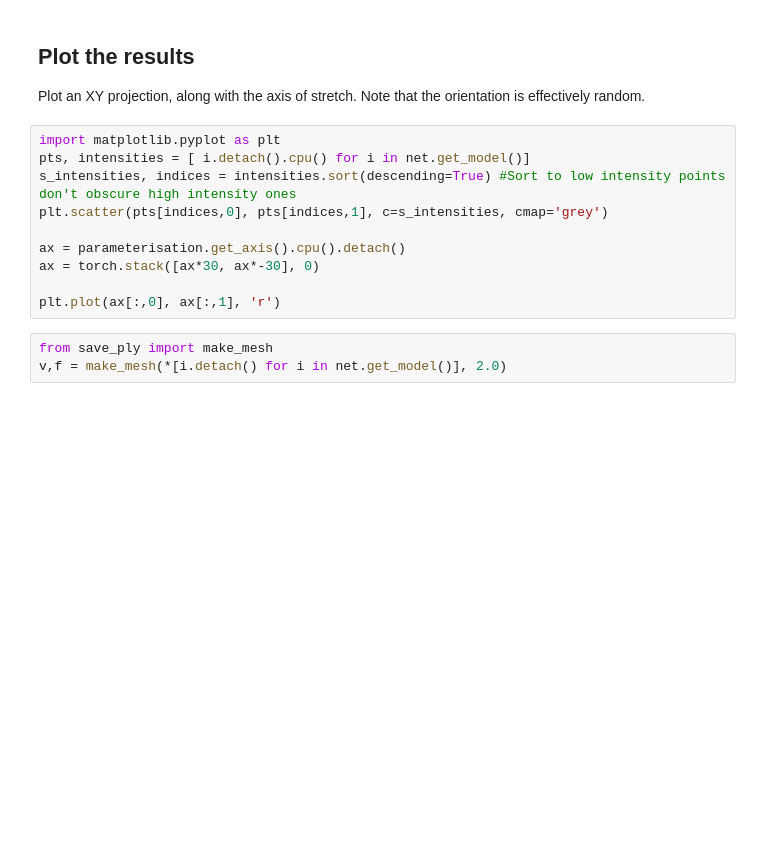
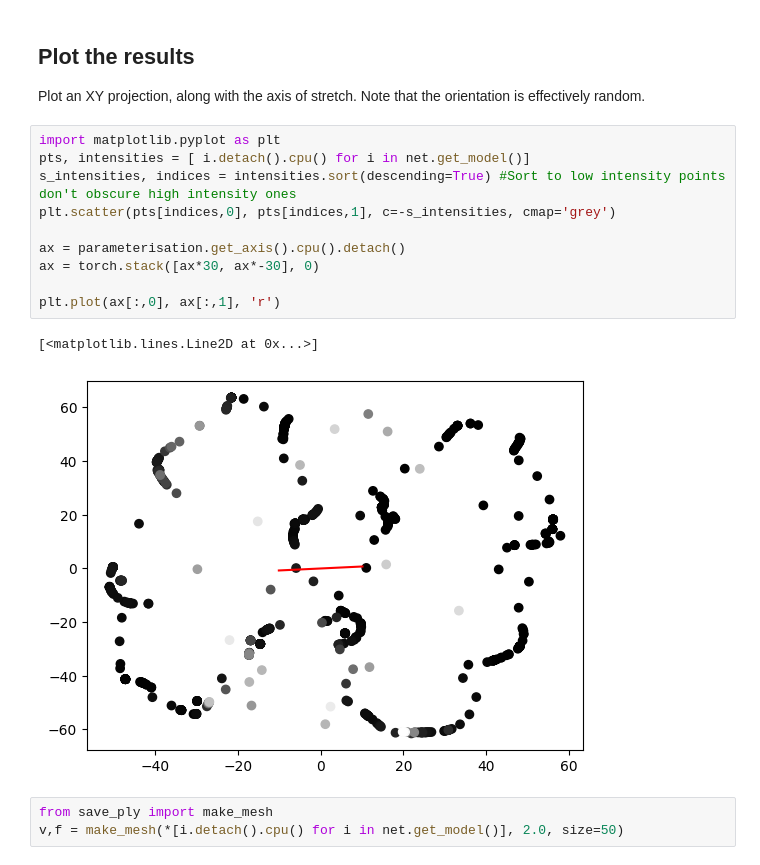
Before and after one commit to edrosten/SQUASSH, a Jupyter notebook: train_nupc.ipynb, the cells around one changed output. Drawn from its saved outputs; the diff is of its cells as text; blank space fills up the shorter version.

```diff
--- a/train_nupc.ipynb
+++ b/train_nupc.ipynb
@@ -118,16 +259,19 @@ Plot an XY projection, along with the axis of stretch. Note that the orientation
 # %%
 import matplotlib.pyplot as plt
 pts, intensities = [ i.detach().cpu() for i in net.get_model()]
 s_intensities, indices = intensities.sort(descending=True) #Sort to low intensity points don't obscure high intensity ones
-plt.scatter(pts[indices,0], pts[indices,1], c=s_intensities, cmap='grey')
+plt.scatter(pts[indices,0], pts[indices,1], c=-s_intensities, cmap='grey')
 
 ax = parameterisation.get_axis().cpu().detach()
 ax = torch.stack([ax*30, ax*-30], 0)
 
 plt.plot(ax[:,0], ax[:,1], 'r')
+# %% [output]
+[<matplotlib.lines.Line2D at 0x...>]
+[figure, added]
 # %%
 from save_ply import make_mesh
-v,f = make_mesh(*[i.detach() for i in net.get_model()], 2.0)
+v,f = make_mesh(*[i.detach().cpu() for i in net.get_model()], 2.0, size=50)
 # %%
 import plotly.graph_objects as go
 import plotly.io as pio
```
Also changed, not shown: parts of 4 cells of this notebook.
